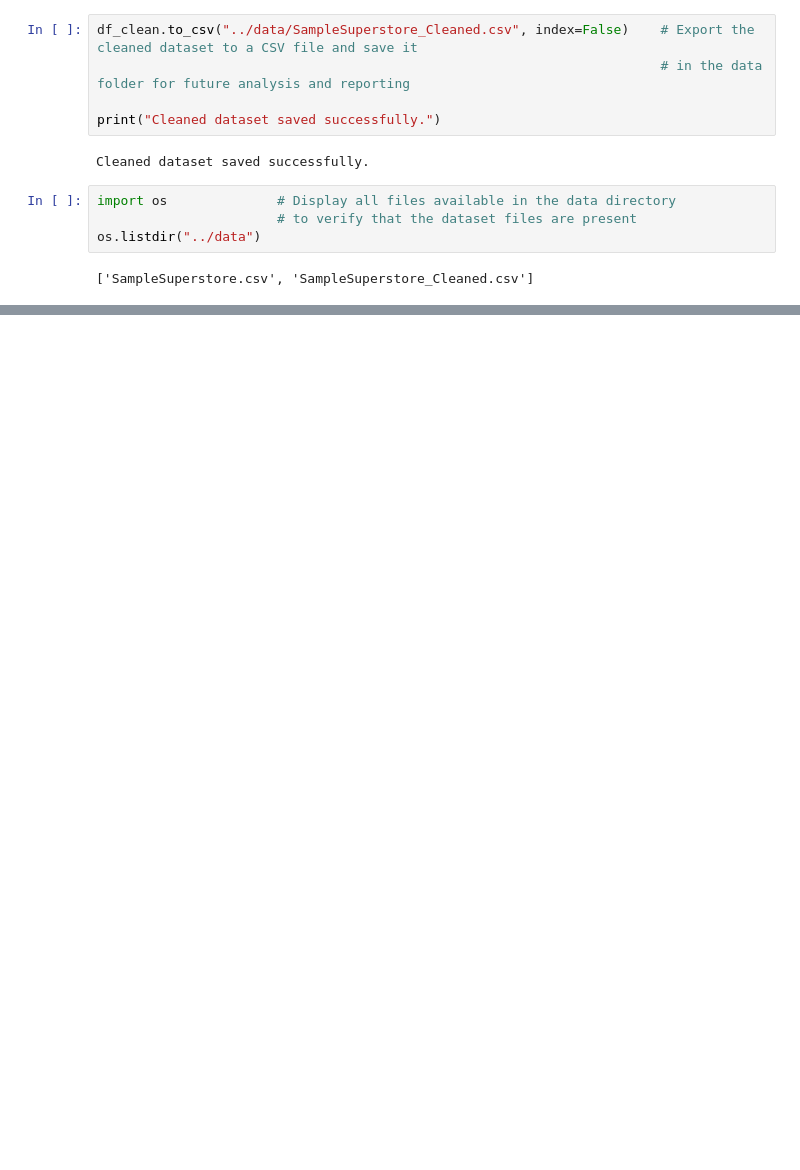
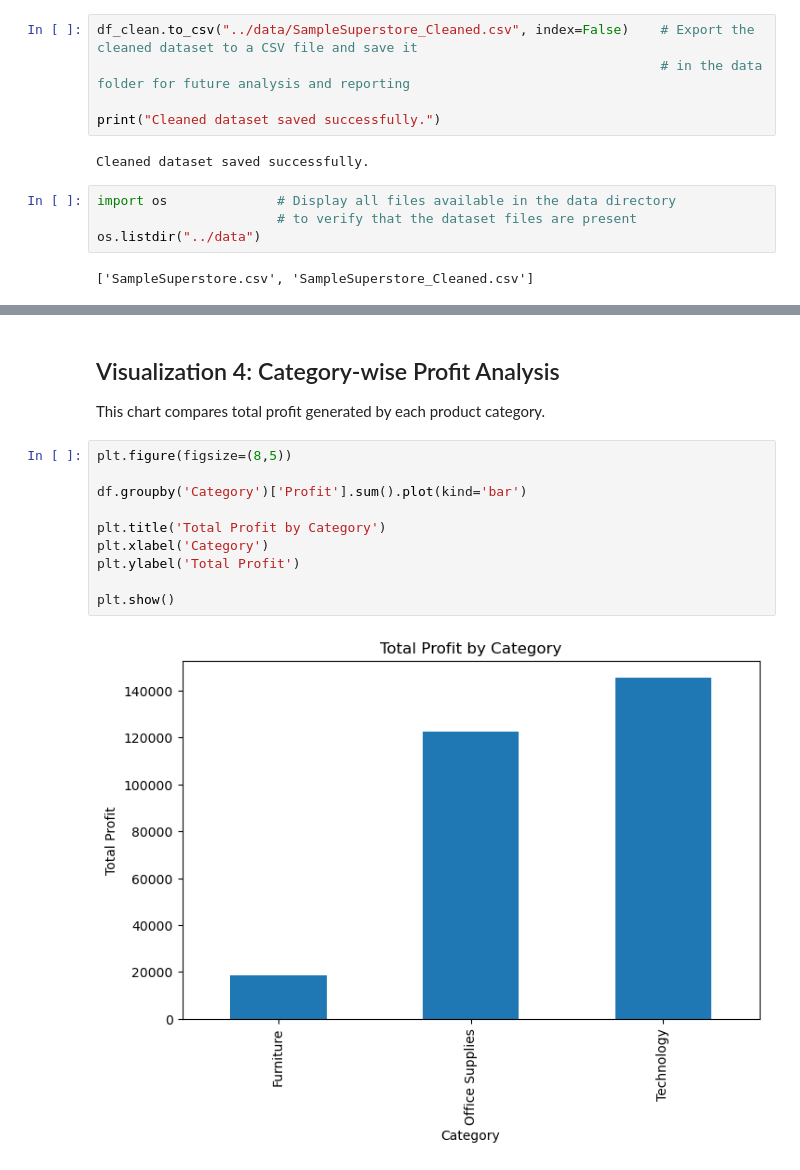
Before and after one commit to darapuharika457-design/apexplanet-data-analytics, a Jupyter notebook: Task1_Data_Loading_and_EDA.ipynb, the cells around one changed output, grey strips where cells are left out. Saved outputs shown, nothing was run; the diff lists cells and outputs as text; blank space fills up the shorter version.

```diff
--- a/Task1_Data_Loading_and_EDA.ipynb
+++ b/Task1_Data_Loading_and_EDA.ipynb
@@ -278,0 +393,16 @@ os.listdir("../data")
+# %% [markdown]
+## Visualization 4: Category-wise Profit Analysis
+
+This chart compares total profit generated by each product category.
+# %%
+plt.figure(figsize=(8,5))
+
+df.groupby('Category')['Profit'].sum().plot(kind='bar')
+
+plt.title('Total Profit by Category')
+plt.xlabel('Category')
+plt.ylabel('Total Profit')
+
+plt.show()
+# %% [output]
+[figure, added]
```
Also changed, not shown: parts of 39 cells of this notebook.
